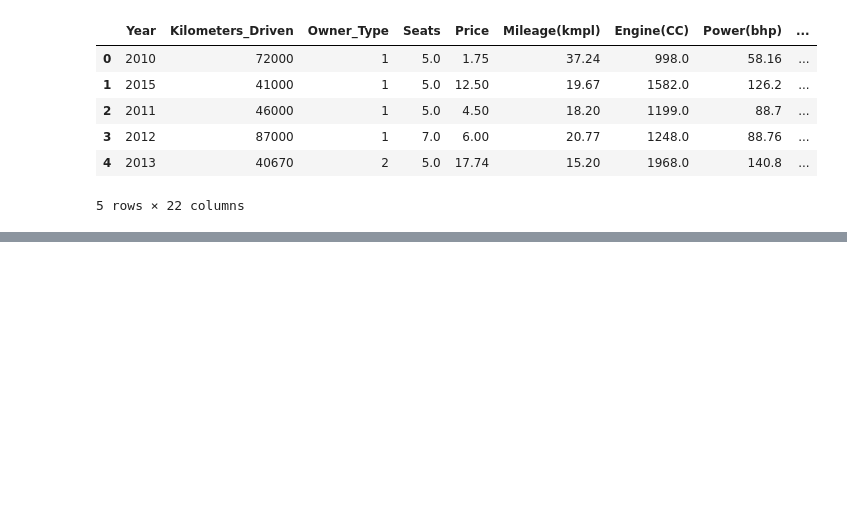
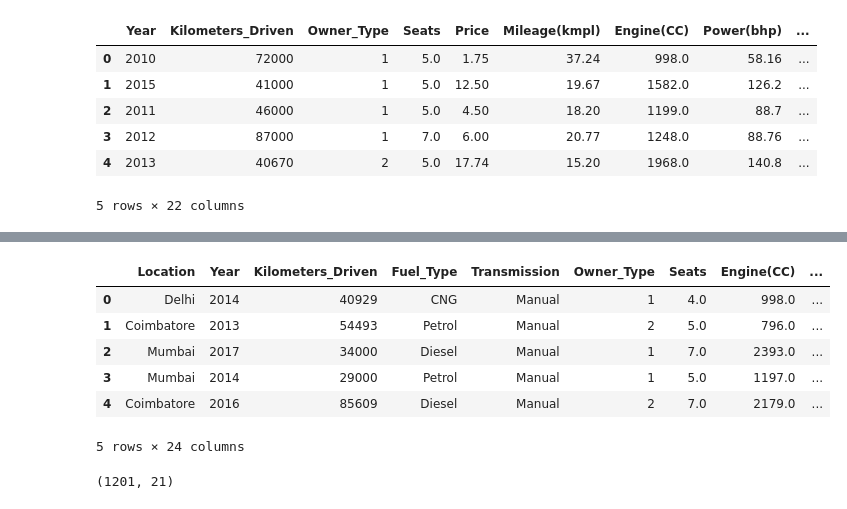
Before and after one commit to abdelfatah2000/ML-Projects, a Jupyter notebook: Regression/Used_Car_Predection.ipynb, the cells around one changed output, grey strips where cells are left out. Drawn from its saved outputs; the diff is of its cells as text; code cells hidden in the pictures; blank space fills up the shorter version.

```diff
--- a/Regression/Used_Car_Predection.ipynb
+++ b/Regression/Used_Car_Predection.ipynb
@@ -308,0 +409,16 @@ train_data.head()
+# %%
+test_data = pd.concat([test_data, Transmission, Fuel, Location], axis=1)
+test_data.head()
+# %% [output]
+|  | Location | Year | Kilometers_Driven | Fuel_Type | Transmission | Owner_Type | Seats | Engine(CC) | ... |
+| 0 | Delhi | 2014 | 40929 | CNG | Manual | 1 | 4.0 | 998.0 | ... |
+| 1 | Coimbatore | 2013 | 54493 | Petrol | Manual | 2 | 5.0 | 796.0 | ... |
+| 2 | Mumbai | 2017 | 34000 | Diesel | Manual | 1 | 7.0 | 2393.0 | ... |
+| 3 | Mumbai | 2014 | 29000 | Petrol | Manual | 1 | 5.0 | 1197.0 | ... |
+| 4 | Coimbatore | 2016 | 85609 | Diesel | Manual | 2 | 7.0 | 2179.0 | ... |
+5 rows × 24 columns
+# %%
+test_data.drop(labels=['Transmission', 'Fuel_Type', 'Location'], axis=1, inplace=True)
+test_data.shape
+# %% [output]
+(1201, 21)
```
Also changed, not shown: parts of 24 cells of this notebook.
